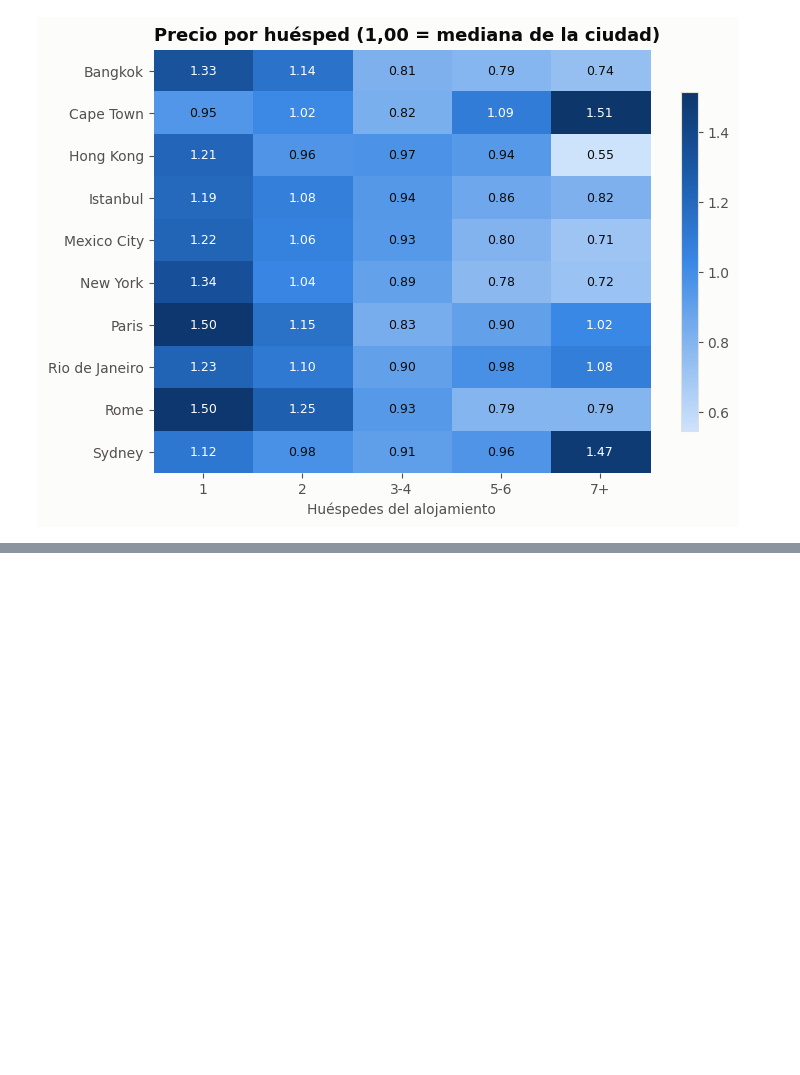
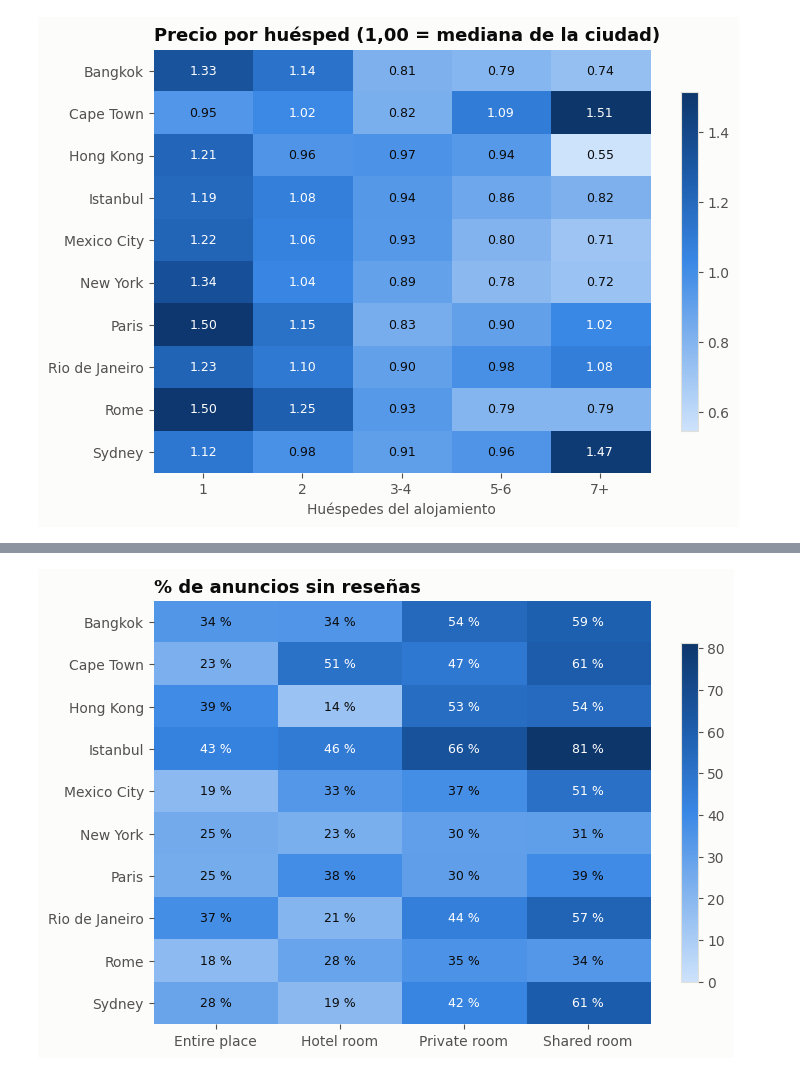
Before and after one commit to PabloArrHdez/Python, a Jupyter notebook: AirBnb/notebook.ipynb, the cells around one changed output, grey strips where cells are left out. Saved outputs shown, nothing was run; the diff lists cells and outputs as text; code cells hidden in the pictures; blank space fills up the shorter version.

```diff
--- a/AirBnb/notebook.ipynb
+++ b/AirBnb/notebook.ipynb
@@ -564,0 +615,18 @@ fig.savefig("4_precio_huesped.png", dpi=200, bbox_inches="tight")
+# %%
+### PREGUNTA 8: Anuncios sin reseñas ###
+listings_exploratory["sin_resenas"] = listings_exploratory["review_scores_rating"].isna()
+
+## 8A. % sin reseñas por ciudad y tipo de alojamiento ##
+
+t8 = listings_exploratory.pivot_table(index="city", columns="room_type", values="sin_resenas", aggfunc="mean") * 100
+n8 = listings_exploratory.pivot_table(index="city", columns="room_type", values="sin_resenas", aggfunc="size")
+t8 = t8.where(n8 >= 30)
+
+fig, ax = plt.subplots(figsize=(8, 5.5))
+im = heatmap(ax, t8, SEQ, vmin=0, fmt="{:.0f} %")
+ax.set_title("% de anuncios sin reseñas")
+fig.colorbar(im, ax=ax, shrink=.8)
+
+# fig.savefig("8A_anuncios_sinreseña.png", dpi=200, bbox_inches="tight")
+# %% [output]
+[figure, added]
```
Also changed, not shown: parts of 13 cells of this notebook, 13 other files.
